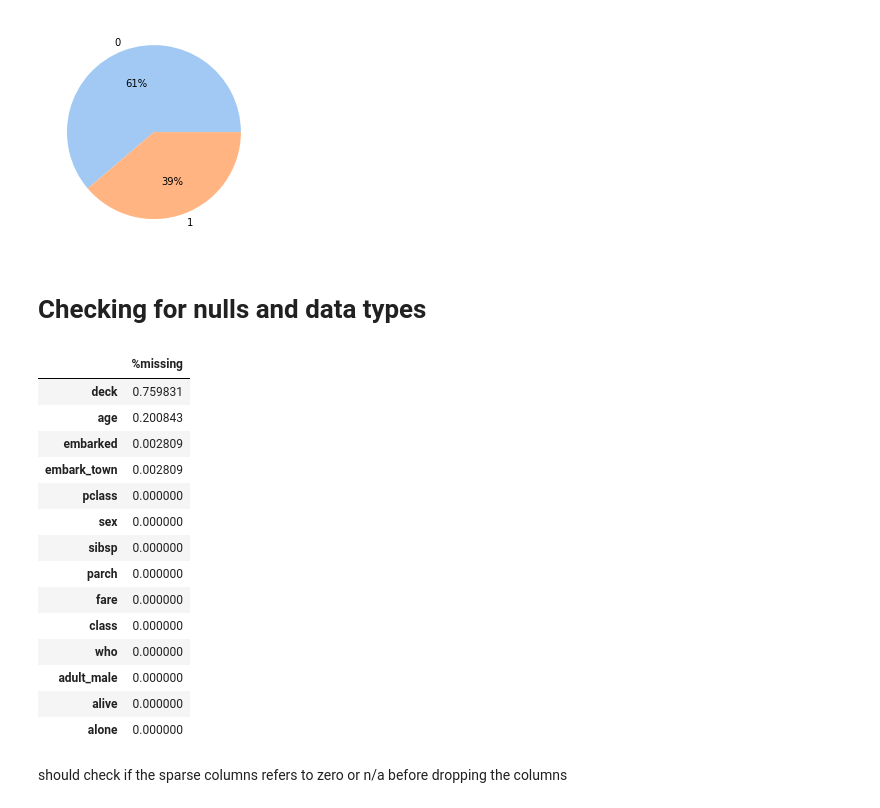
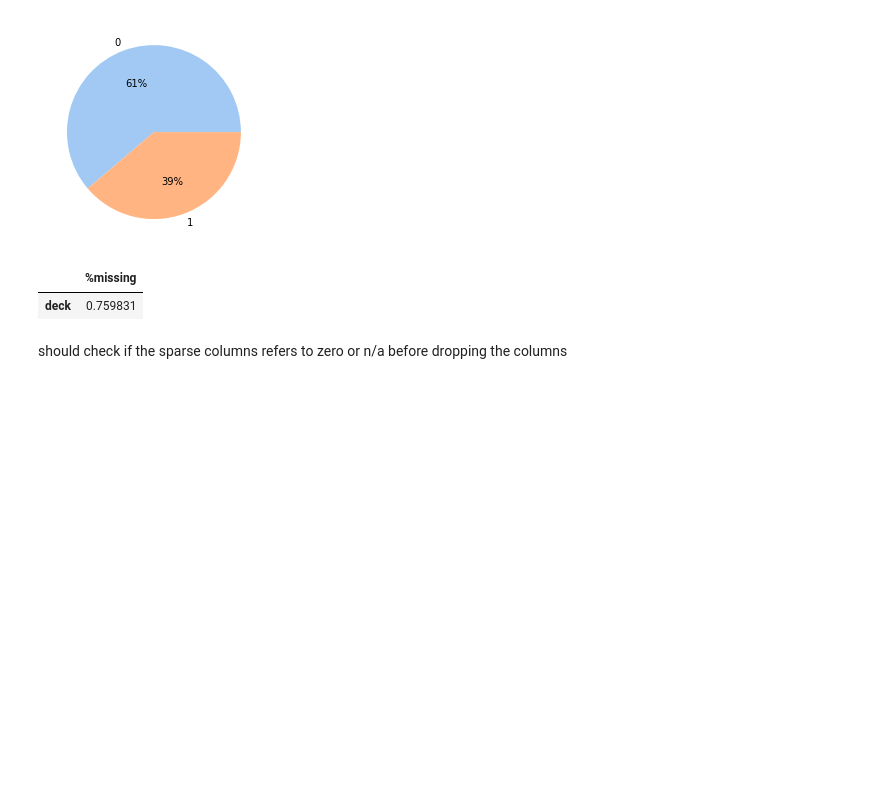
Before and after one commit to reejungkim/Pipeline, a Jupyter notebook: prep.ipynb, the cells around one changed output. Cells and saved outputs as stored; diff of their text form; code cells hidden in the pictures; blank space fills up the shorter version.

```diff
--- a/prep.ipynb
+++ b/prep.ipynb
@@ -103,29 +124,14 @@ plt.pie(sizes, labels=labels,  autopct='%.0f%%', colors=colors)
 plt.show()
 # %% [output]
 [figure]
-# %% [markdown]
-# Checking for nulls and data types
 # %%
 # checking for sparse columns
 #(df.isnull().sum()/ len(df).sort_values(ascending=False)[:30]
 df_null = pd.DataFrame((X_train.isnull().sum()/ len(X_train)), columns={"%missing"}).sort_values(by="%missing", ascending=False)
-df_null#.loc[df_null['%missing']>=.5]
+df_null.loc[df_null['%missing']>=.5]
 # %% [output]
 |  | %missing |
 | deck | 0.759831 |
-| age | 0.200843 |
-| embarked | 0.002809 |
-| embark_town | 0.002809 |
-| pclass | 0.000000 |
-| sex | 0.000000 |
-| sibsp | 0.000000 |
-| parch | 0.000000 |
-| fare | 0.000000 |
-| class | 0.000000 |
-| who | 0.000000 |
-| adult_male | 0.000000 |
-| alive | 0.000000 |
-| alone | 0.000000 |
 # %% [markdown]
 should check if the sparse columns refers to zero or n/a before dropping the columns
 # %%
```
Also changed, not shown: parts of 14 cells of this notebook.
